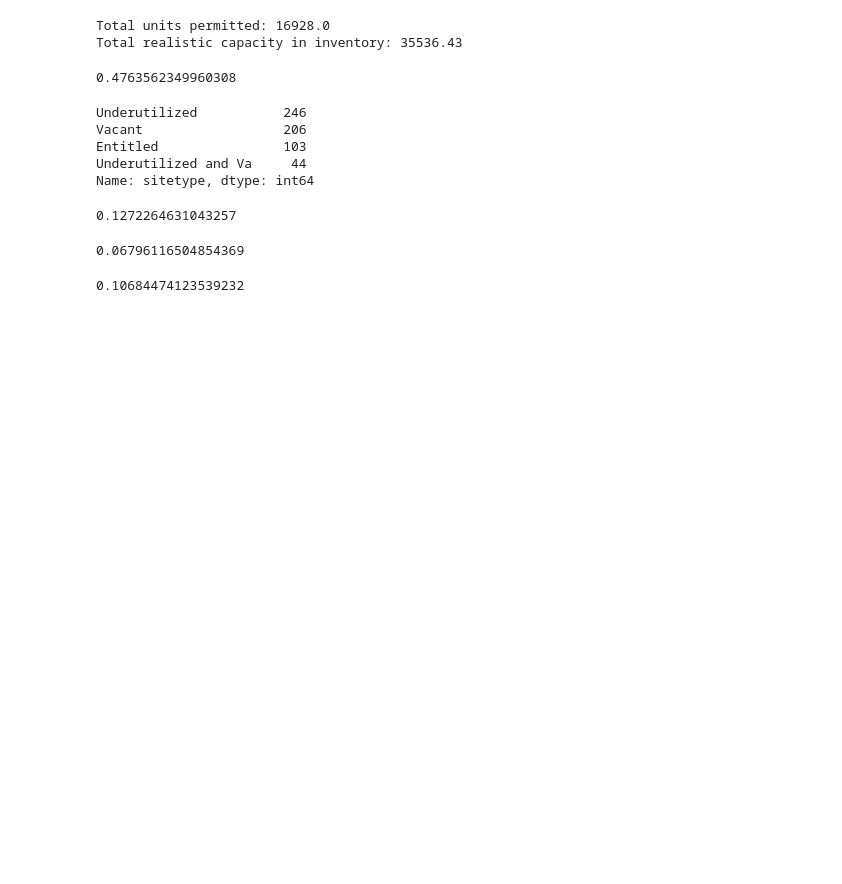
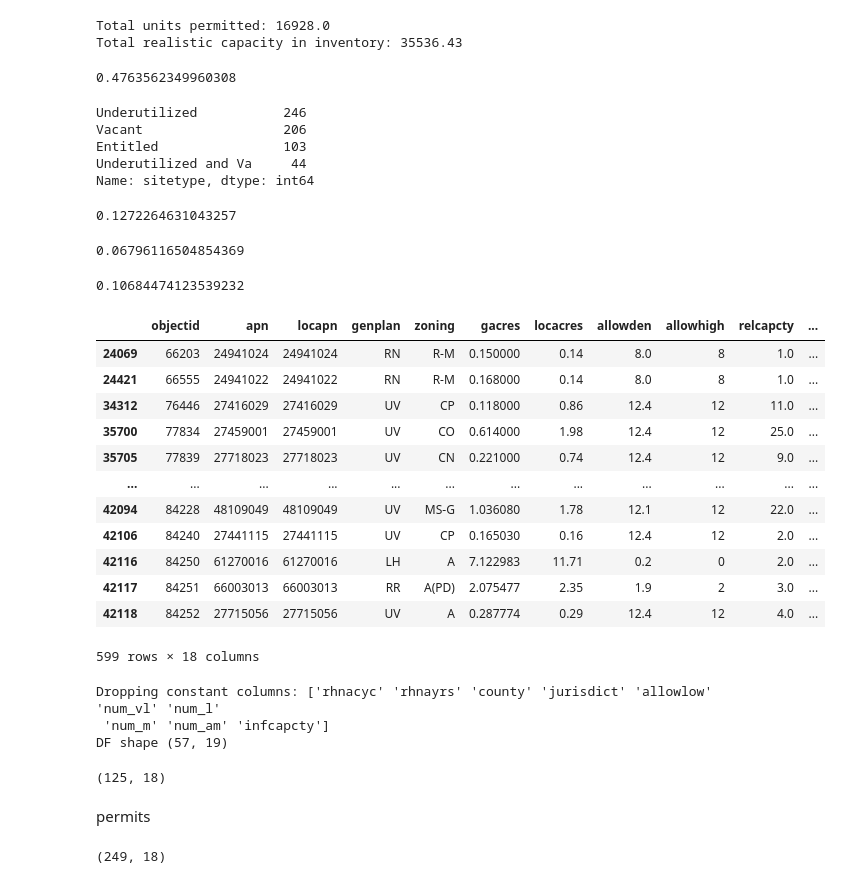
Before and after one commit to YIMBYdata/housing-elements, a Jupyter notebook: Test helper functions - ABAG permits dataset.ipynb, the cells around one changed output. Saved outputs shown, nothing was run; the diff lists cells and outputs as text; code cells hidden in the pictures; blank space fills up the shorter version.

Commit message:
update los altos data and cleaning

```diff
--- a/Test helper functions - ABAG permits dataset.ipynb
+++ b/Test helper functions - ABAG permits dataset.ipynb
@@ -259,3 +259,25 @@ utils.calculate_pdev_for_vacant_sites(sj_sites, sj_permits_df)
 utils.calculate_pdev_for_inventory(sj_sites, sj_permits_df)
 # %% [output]
 0.10684474123539232
+# %%
+sj_sites
+# %% [output]
+|  | objectid | apn | locapn | genplan | zoning | gacres | locacres | allowden | allowhigh | relcapcty | ... |
+| 24069 | 66203 | 24941024 | 24941024 | RN | R-M | 0.150000 | 0.14 | 8.0 | 8 | 1.0 | ... |
+| 24421 | 66555 | 24941022 | 24941022 | RN | R-M | 0.168000 | 0.14 | 8.0 | 8 | 1.0 | ... |
+| 34312 | 76446 | 27416029 | 27416029 | UV | CP | 0.118000 | 0.86 | 12.4 | 12 | 11.0 | ... |
+| 35700 | 77834 | 27459001 | 27459001 | UV | CO | 0.614000 | 1.98 | 12.4 | 12 | 25.0 | ... |
+| 35705 | 77839 | 27718023 | 27718023 | UV | CN | 0.221000 | 0.74 | 12.4 | 12 | 9.0 | ... |
+| ... | ... | ... | ... | ... | ... | ... | ... | ... | ... | ... | ... |
+| 42094 | 84228 | 48109049 | 48109049 | UV | MS-G | 1.036080 | 1.78 | 12.1 | 12 | 22.0 | ... |
+| 42106 | 84240 | 27441115 | 27441115 | UV | CP | 0.165030 | 0.16 | 12.4 | 12 | 2.0 | ... |
+| 42116 | 84250 | 61270016 | 61270016 | LH | A | 7.122983 | 11.71 | 0.2 | 0 | 2.0 | ... |
+| 42117 | 84251 | 66003013 | 66003013 | RR | A(PD) | 2.075477 | 2.35 | 1.9 | 2 | 3.0 | ... |
+| 42118 | 84252 | 27715056 | 27715056 | UV | A | 0.287774 | 0.29 | 12.4 | 12 | 4.0 | ... |
+599 rows × 18 columns
+# %%
+la_sites = utils.load_site_inventory('Los Altos')
+# %% [output]
+Dropping constant columns: ['rhnacyc' 'rhnayrs' 'county' 'jurisdict' 'allowlow' 'num_vl' 'num_l'
+ 'num_m' 'num_am' 'infcapcty']
+DF shape (57, 19)
@@ -261,0 +286,10 @@ utils.calculate_pdev_for_inventory(sj_sites, sj_permits_df)
+# %%
+permits.sort_values('totalunit', ascending=False).drop_duplicates('apn').shape
+# %% [output]
+(125, 18)
+# %% [markdown]
+permits
+# %%
+permits.shape
+# %% [output]
+(249, 18)
```
Also changed, not shown: parts of 3 cells of this notebook, 4 other files.
